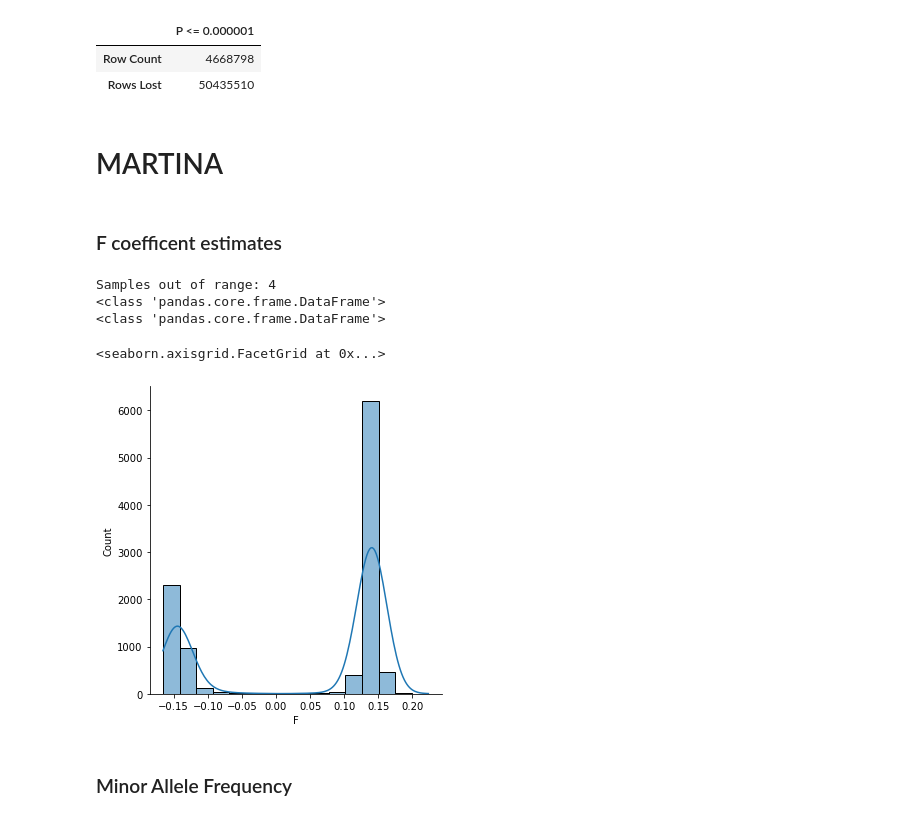
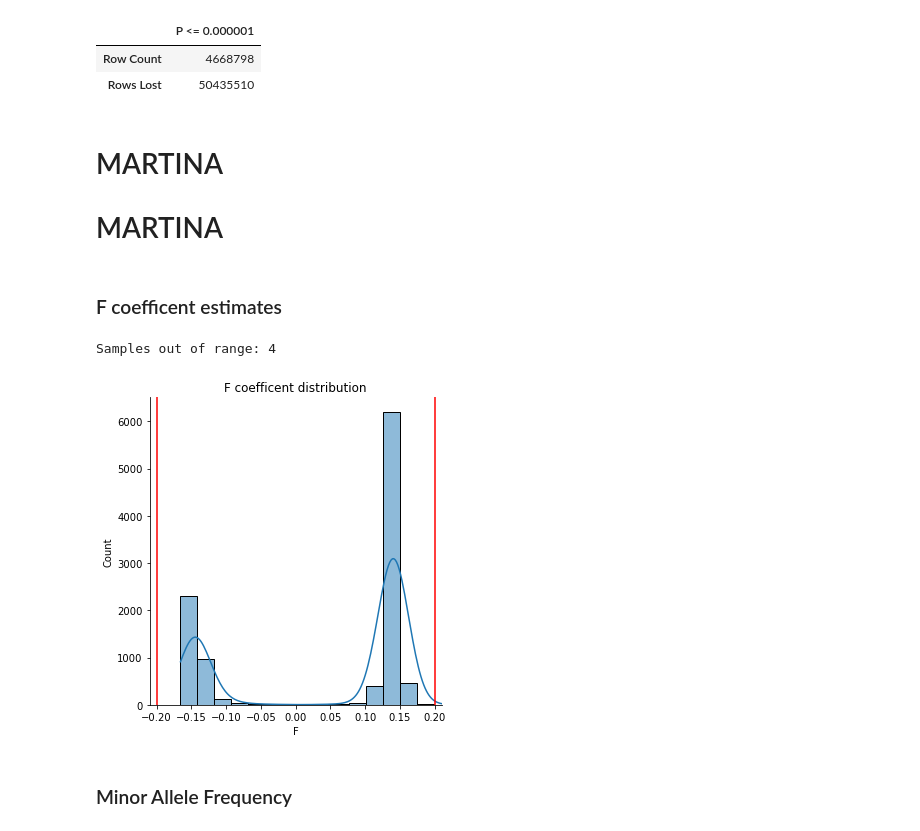
Before and after one commit to jziniti/topmed_wgs_extraction, a Jupyter notebook: notebooks/mir-TopMed.ipynb, the cells around one changed output. Drawn from its saved outputs; the diff is of its cells as text; code cells hidden in the pictures.

```diff
--- a/notebooks/mir-TopMed.ipynb
+++ b/notebooks/mir-TopMed.ipynb
@@ -193,26 +193,29 @@ f.write(f'{P}: {df_hwe_lost[P]["Rows Lost"]}\n')
 f.close()
 # %% [markdown]
 # MARTINA
+# MARTINA
 # %% [markdown]
 ### F coefficent estimates
 # %%
 def tbl_filtered_fcoe(f):
 
-    print('Samples out of range: '+ str(het_tbl['IID'].size - het_tbl.query('F >= -0.2 and F <= 0.2')['IID'].size))
+    print('Samples out of range: '+ str(het_tbl['IID'].size - het_tbl.query('F >= -0.2 and F <= 0.2')['IID'].size) + '\n')
     return het_tbl.query('F >= -'+str(f)).query('F <= '+str(f))
 
 tbl_filtered_fcoe(f_bound)
 
+#for the csv of flagged samples
 het_sampleflagged = het_tbl.query('F < -0.2 or F > 0.2')
 
 #plots:
-sns.displot(het_tbl['F'], kde=True)
+plot = sns.displot(het_tbl['F'], kde=True).set(xlim=(-0.21, 0.21))
+plt.axvline(0.2).set(color='red')
+plt.axvline(-0.2).set(color='red')
+plt.title("F coefficent distribution")
+plt.show()
 # %% [output]
 Samples out of range: 4
-<class 'pandas.core.frame.DataFrame'>
-<class 'pandas.core.frame.DataFrame'>
-<seaborn.axisgrid.FacetGrid at 0x...>
-[figure, old version]
+[figure, new version]
 # %% [markdown]
 ### Minor Allele Frequency
 # %%
```
Also changed, not shown: parts of 3 cells of this notebook.
